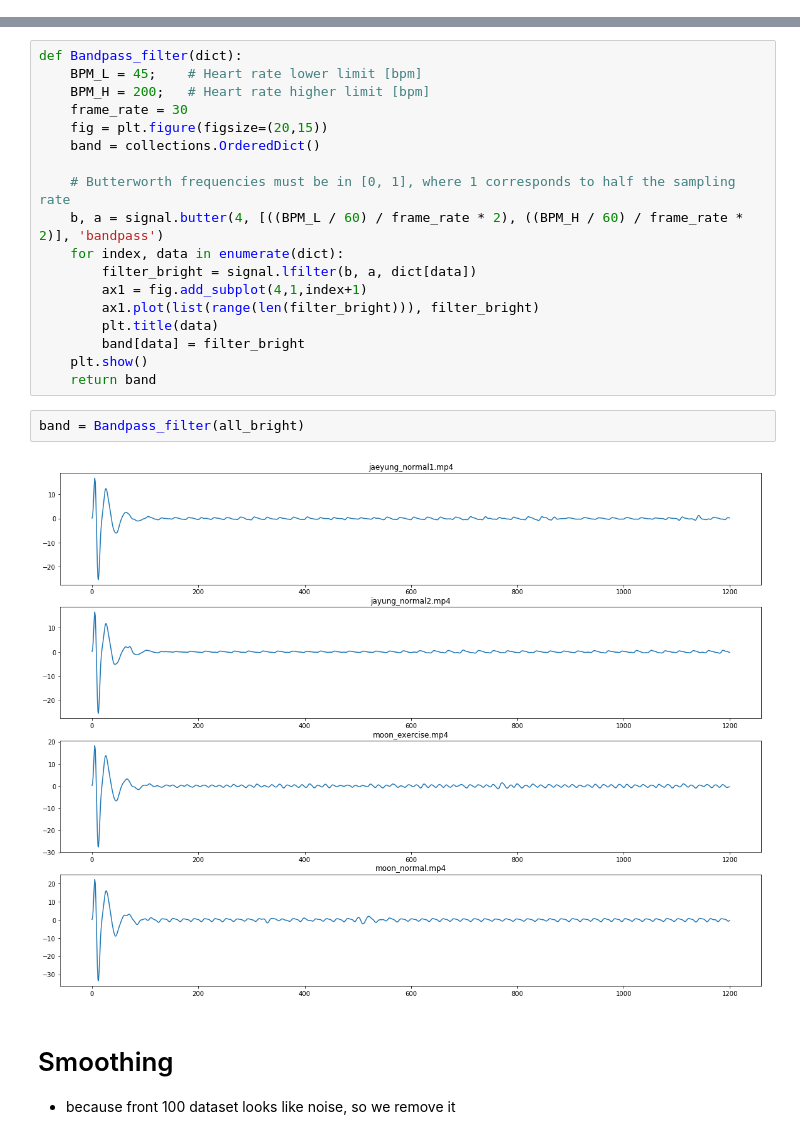
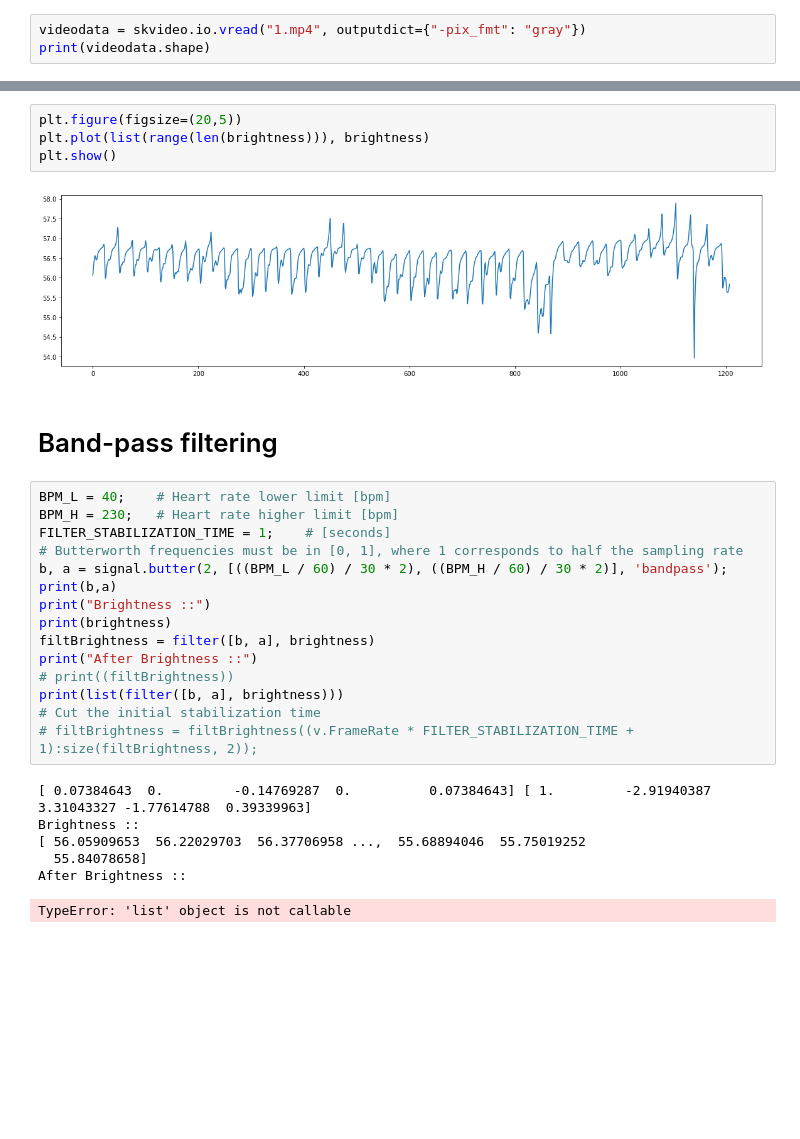
Before and after one commit to jaeyung1001/ML_MEDICAL, a Jupyter notebook: Assignment3/Assignment3.ipynb, the cells around one changed output, grey strips where cells are left out. Saved outputs shown, nothing was run; the diff lists cells and outputs as text; blank space fills up the shorter version.

```diff
--- a/Assignment3/Assignment3.ipynb
+++ b/Assignment3/Assignment3.ipynb
@@ -60,0 +7,3 @@ all_bright = brightness_signal("beat")
+# %%
+videodata = skvideo.io.vread("1.mp4", outputdict={"-pix_fmt": "gray"})
+print(videodata.shape)
@@ -61,25 +24,30 @@ all_bright = brightness_signal("beat")
+# %%
+plt.figure(figsize=(20,5))
+plt.plot(list(range(len(brightness))), brightness)
+plt.show()
+# %% [output]
+[figure, added]
+# %% [markdown]
+# Band-pass filtering
 # %%
-def Bandpass_filter(dict):
-    BPM_L = 45;    # Heart rate lower limit [bpm]
-    BPM_H = 200;   # Heart rate higher limit [bpm]
-    frame_rate = 30
-    fig = plt.figure(figsize=(20,15))
-    band = collections.OrderedDict()
-
-    # Butterworth frequencies must be in [0, 1], where 1 corresponds to half the sampling rate
-    b, a = signal.butter(4, [((BPM_L / 60) / frame_rate * 2), ((BPM_H / 60) / frame_rate * 2)], 'bandpass')
-    for index, data in enumerate(dict):
-        filter_bright = signal.lfilter(b, a, dict[data])
-        ax1 = fig.add_subplot(4,1,index+1)
-        ax1.plot(list(range(len(filter_bright))), filter_bright)
-        plt.title(data)
-        band[data] = filter_bright
-    plt.show()
-    return band
+BPM_L = 40;    # Heart rate lower limit [bpm]
+BPM_H = 230;   # Heart rate higher limit [bpm]
+FILTER_STABILIZATION_TIME = 1;    # [seconds]
+# Butterworth frequencies must be in [0, 1], where 1 corresponds to half the sampling rate
+b, a = signal.butter(2, [((BPM_L / 60) / 30 * 2), ((BPM_H / 60) / 30 * 2)], 'bandpass');
+print(b,a)
+print("Brightness ::")
+print(brightness)
+filtBrightness = filter([b, a], brightness)
+print("After Brightness ::")
+# print((filtBrightness))
+print(list(filter([b, a], brightness)))
+# Cut the initial stabilization time
+# filtBrightness = filtBrightness((v.FrameRate * FILTER_STABILIZATION_TIME + 1):size(filtBrightness, 2));
+# %% [output]
+[ 0.07384643  0.         -0.14769287  0.          0.07384643] [ 1.         -2.91940387  3.31043327 -1.77614788  0.39339963]
+Brightness ::
+[ 56.05909653  56.22029703  56.37706958 ...,  55.68894046  55.75019252
+  55.84078658]
+After Brightness ::
+TypeError: 'list' object is not callable
-# %%
-band = Bandpass_filter(all_bright)
-# %% [output]
-[figure, removed]
-# %% [markdown]
-# Smoothing
-* because front 100 dataset looks like noise, so we remove it
```
Also changed, not shown: parts of 25 cells of this notebook.
